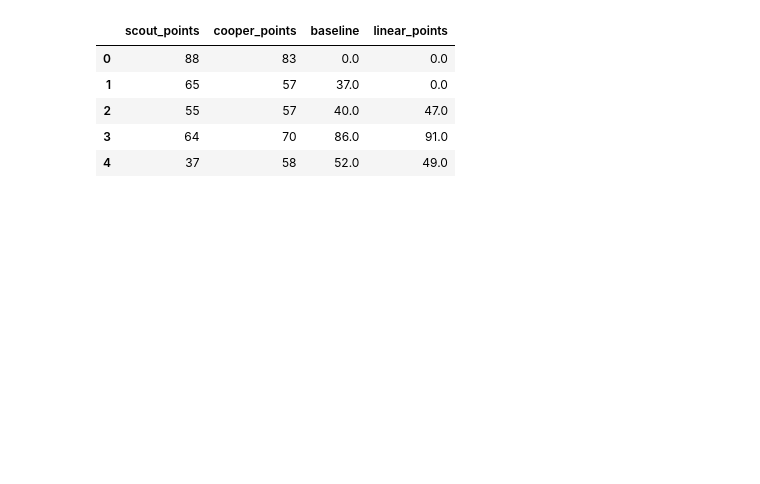
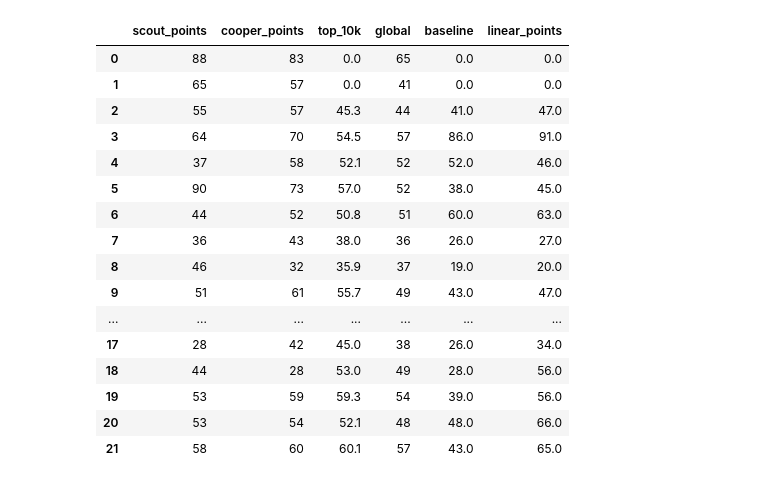
Before and after one commit to coopercunliffe/Springboard, a Jupyter notebook: FPL/team_points.ipynb, the cells around one changed output. Cells and saved outputs as stored; diff of their text form; code cells hidden in the pictures; blank space fills up the shorter version.

```diff
--- a/FPL/team_points.ipynb
+++ b/FPL/team_points.ipynb
@@ -144,0 +236,8 @@ team_points['cooper_points'] = [83, 57, 57, 70, 58, 73, 52, 43,
+# %%
+top_10k_ave = [0.0, 0.0, 45.3, 54.5, 52.1,
+             57.0, 50.8, 38.0, 35.9, 55.7,
+             64.6, 65.5, 63.2, 50.3, 58.2,
+             62.8, 61.6, 45.0, 53.0, 59.3,
+             52.1, 60.1]
+# %%
+team_points = pd.DataFrame({'scout_points':scout, 'cooper_points':cooper, 'top_10k':top_10k_ave, 'global':global_ave})
@@ -156,8 +274,0 @@ team_points.head()
-# %%
-
-for i in range(1, len(team_points.index) + 1):
-    dream_team = team_select(df['total_points_'+ str(i)], df['value_'+ str(i)], df)
-    next_week_points = dream_team['total_points_' + str(i+1)]
-    captain = dream_team['total_points_' + str(i)].idxmax()
-    team_points.baseline.loc[i] = sum(next_week_points) + dream_team['total_points_' + str(i+1)][captain]
-    # adding the 'captain' points based on highest scoring player the previous week
@@ -235,12 +445,13 @@ def linear_predict(gameweek, data):
 # %%
 team_points['linear_points'] = 0
 # %%
-for i in range(2, len(team_points.index) + 1):
+for i in range(2, len(team_points.index)):
     df_linear = linear_predict(i, histories)
     df_copy = df
     df_copy = df_copy.merge(df_linear[['id_', 'next_week_predictions']], how='left', on='id_')
     df_copy = df_copy.fillna(0)
     dream_team = team_select(df_copy.next_week_predictions, df_copy['value_' + str(i)], df_copy)
+    print(dream_team[['total_points_' + str(i+1), 'web_name', 'minutes_' + str(i + 1)]])
     captain = dream_team['next_week_predictions'].idxmax()
     next_week_points = dream_team['total_points_' + str(i+1)]
     team_points['linear_points'].loc[i] = sum(next_week_points) + dream_team['total_points_' + str(i+1)][captain]
@@ -265,12 +582,23 @@ See the caveats in the documentation: http://pandas.pydata.org/pandas-docs/stabl
 # %%
-team_points.head()
+team_points
 # %% [output]
-|  | scout_points | cooper_points | baseline | linear_points |
-| 0 | 88 | 83 | 0.0 | 0.0 |
-| 1 | 65 | 57 | 37.0 | 0.0 |
-| 2 | 55 | 57 | 40.0 | 47.0 |
-| 3 | 64 | 70 | 86.0 | 91.0 |
-| 4 | 37 | 58 | 52.0 | 49.0 |
+|  | scout_points | cooper_points | top_10k | global | baseline | linear_points |
+| 0 | 88 | 83 | 0.0 | 65 | 0.0 | 0.0 |
+| 1 | 65 | 57 | 0.0 | 41 | 0.0 | 0.0 |
+| 2 | 55 | 57 | 45.3 | 44 | 41.0 | 47.0 |
+| 3 | 64 | 70 | 54.5 | 57 | 86.0 | 91.0 |
+| 4 | 37 | 58 | 52.1 | 52 | 52.0 | 46.0 |
+| 5 | 90 | 73 | 57.0 | 52 | 38.0 | 45.0 |
+| 6 | 44 | 52 | 50.8 | 51 | 60.0 | 63.0 |
+| 7 | 36 | 43 | 38.0 | 36 | 26.0 | 27.0 |
+| 8 | 46 | 32 | 35.9 | 37 | 19.0 | 20.0 |
+| 9 | 51 | 61 | 55.7 | 49 | 43.0 | 47.0 |
+| ... | ... | ... | ... | ... | ... | ... |
+| 17 | 28 | 42 | 45.0 | 38 | 26.0 | 34.0 |
+| 18 | 44 | 28 | 53.0 | 49 | 28.0 | 56.0 |
+| 19 | 53 | 59 | 59.3 | 54 | 39.0 | 56.0 |
+| 20 | 53 | 54 | 52.1 | 48 | 48.0 | 66.0 |
+| 21 | 58 | 60 | 60.1 | 57 | 43.0 | 65.0 |
 # %%
 %matplotlib inline
 
```
Also changed, not shown: parts of 41 cells of this notebook, 4 other files.
